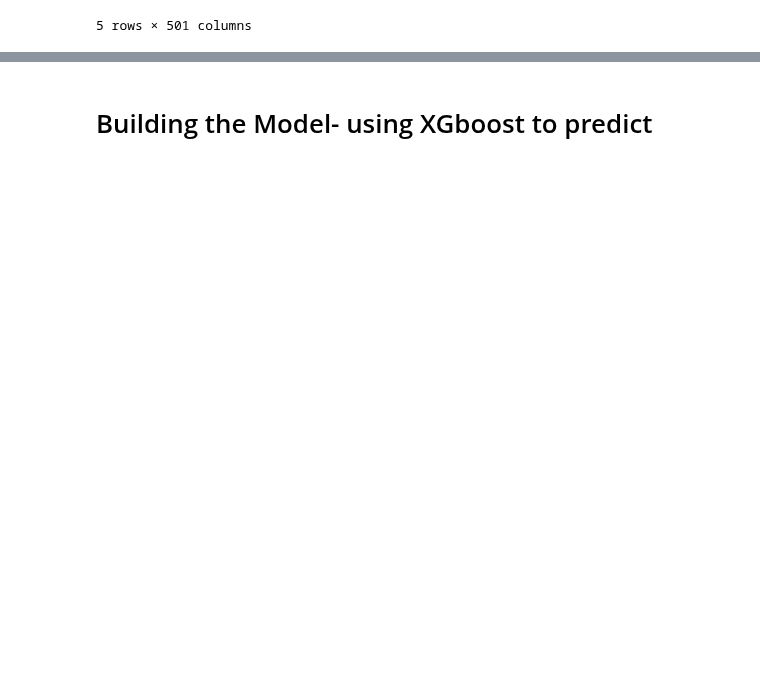
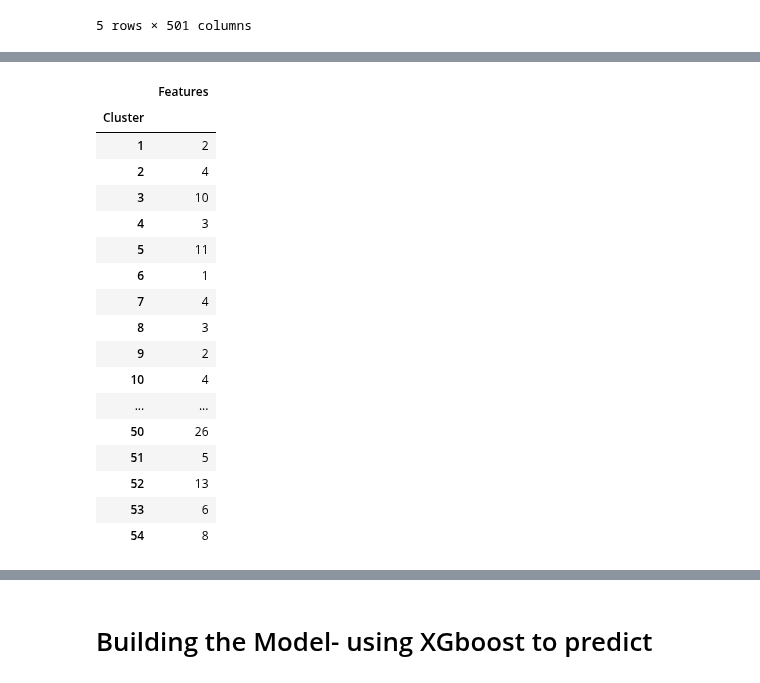
Before and after one commit to ktongk/BTT-JPMC-1, a Jupyter notebook: scrape_data_nora.ipynb, the cells around one changed output, grey strips where cells are left out. Saved outputs shown, nothing was run; the diff lists cells and outputs as text; code cells hidden in the pictures; blank space fills up the shorter version.

```diff
--- a/scrape_data_nora.ipynb
+++ b/scrape_data_nora.ipynb
@@ -789,0 +847,25 @@ Z = linkage(squareform(dissimilarity), 'ward')
+# %%
+# zoom out and apply to the whole 500 x 500 matrix
+max_d = 0.5 #max_d is the max distance between two clusters
+clusters = fcluster(complete_linkage,t=max_d, criterion='distance')
+df_clust = pd.DataFrame({'Cluster':clusters, 'Features':df_price_pct.columns})
+df_clust.groupby('Cluster').count()
+# %% [output]
+|  | Features |
+| Cluster |  |
+| 1 | 2 |
+| 2 | 4 |
+| 3 | 10 |
+| 4 | 3 |
+| 5 | 11 |
+| 6 | 1 |
+| 7 | 4 |
+| 8 | 3 |
+| 9 | 2 |
+| 10 | 4 |
+| ... | ... |
+| 50 | 26 |
+| 51 | 5 |
+| 52 | 13 |
+| 53 | 6 |
+| 54 | 8 |
```
Also changed, not shown: parts of 28 cells of this notebook.
